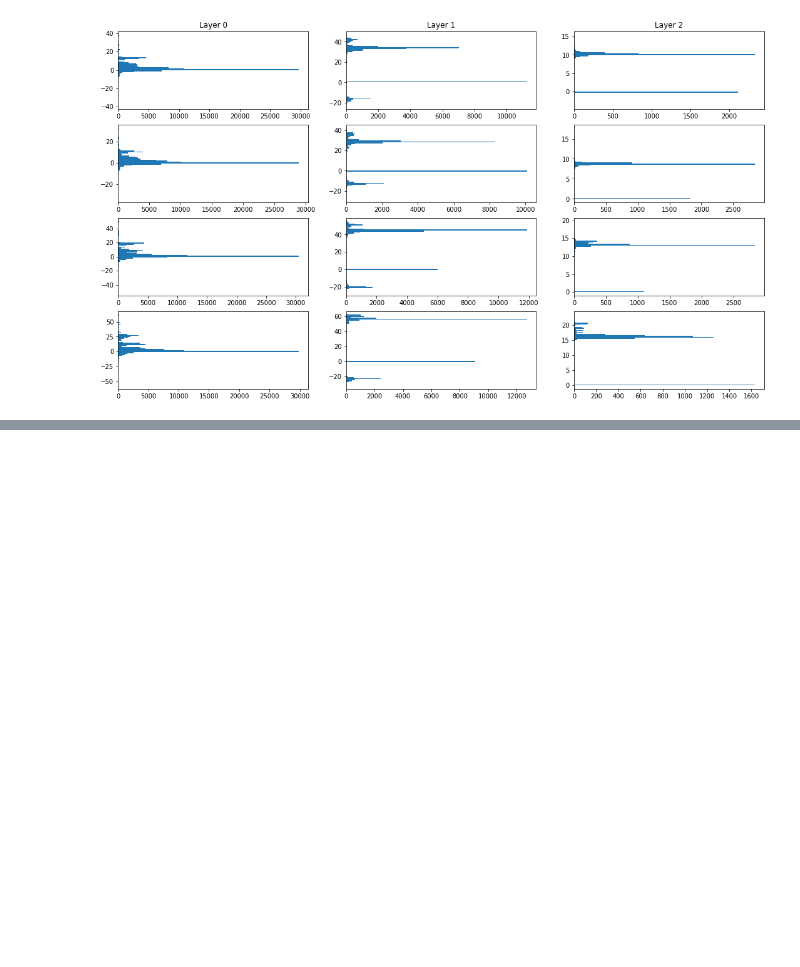
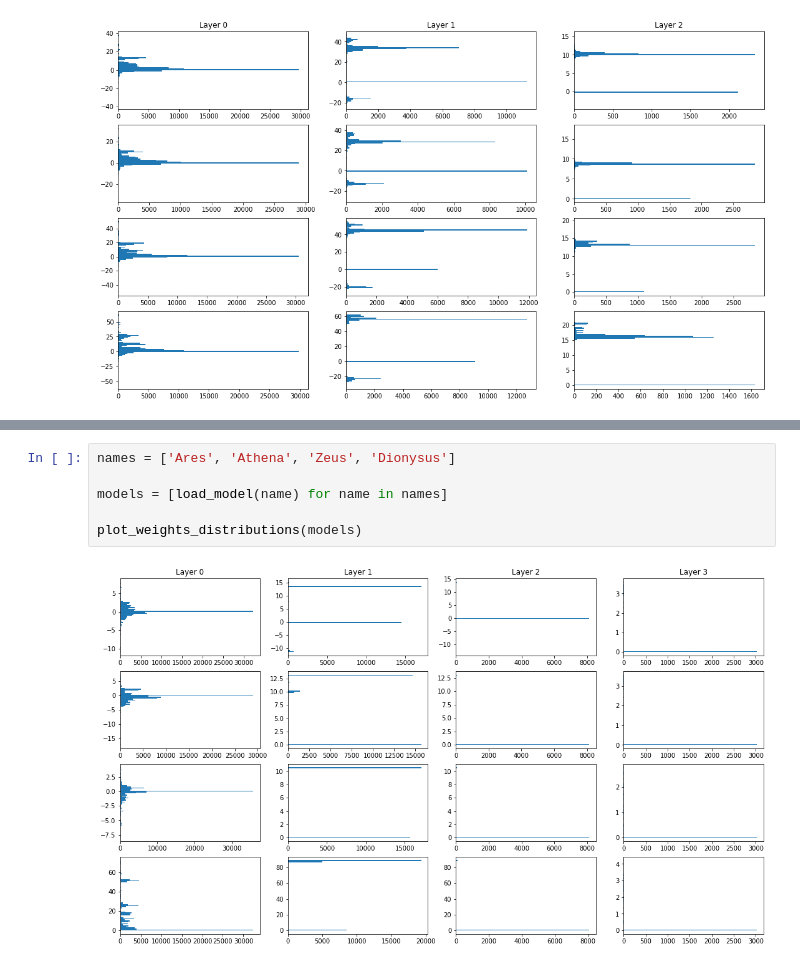
Before and after one commit to Bautista-Baiocchi-lora/Truco-RL, a Jupyter notebook: ResultAnalysis.ipynb, the cells around one changed output, grey strips where cells are left out. Drawn from its saved outputs; the diff is of its cells as text; blank space fills up the shorter version.

```diff
--- a/ResultAnalysis.ipynb
+++ b/ResultAnalysis.ipynb
@@ -50,3 +61,11 @@ plot_weights_distributions(models)
+# %%
+names = ['Ares', 'Athena', 'Zeus', 'Dionysus']
+
+models = [load_model(name) for name in names]
+
+plot_weights_distributions(models)
+# %% [output]
+[figure, added]
 # %%
 names = ['Red', 'Green', 'Blue', 'Yellow']
 
```
Also changed, not shown: parts of 7 cells of this notebook, 14 other files.
